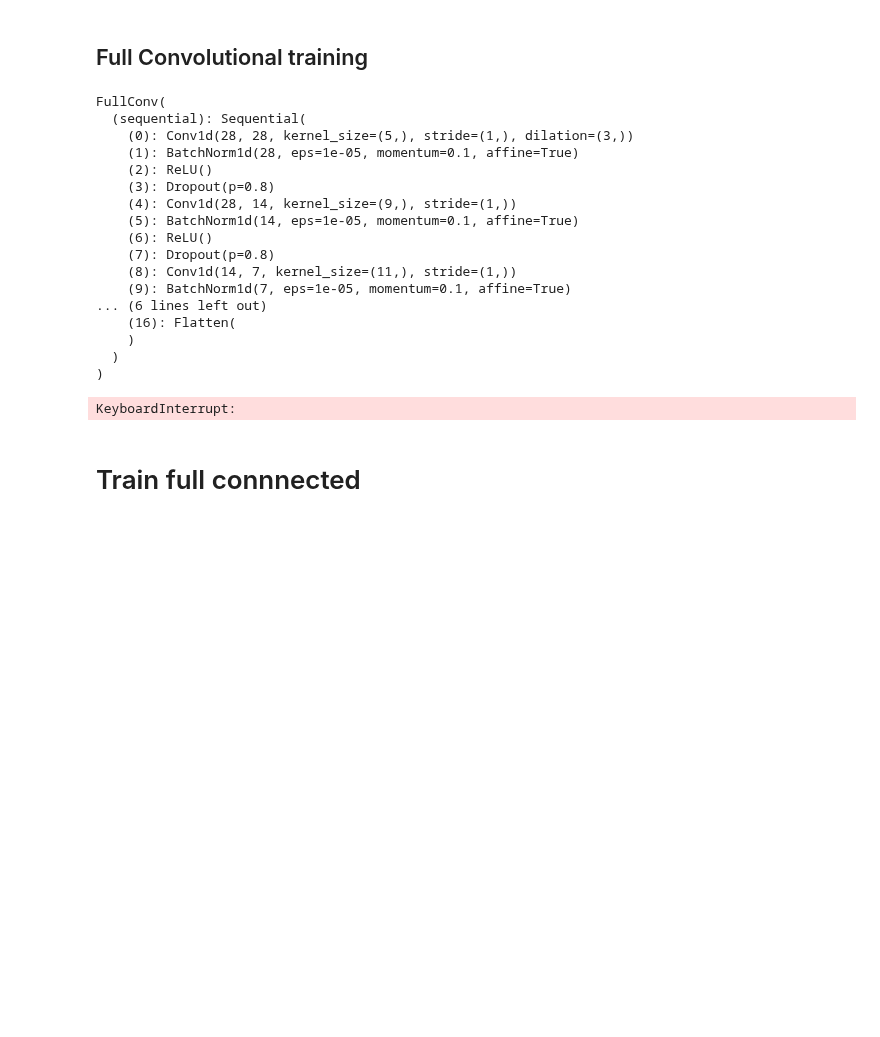
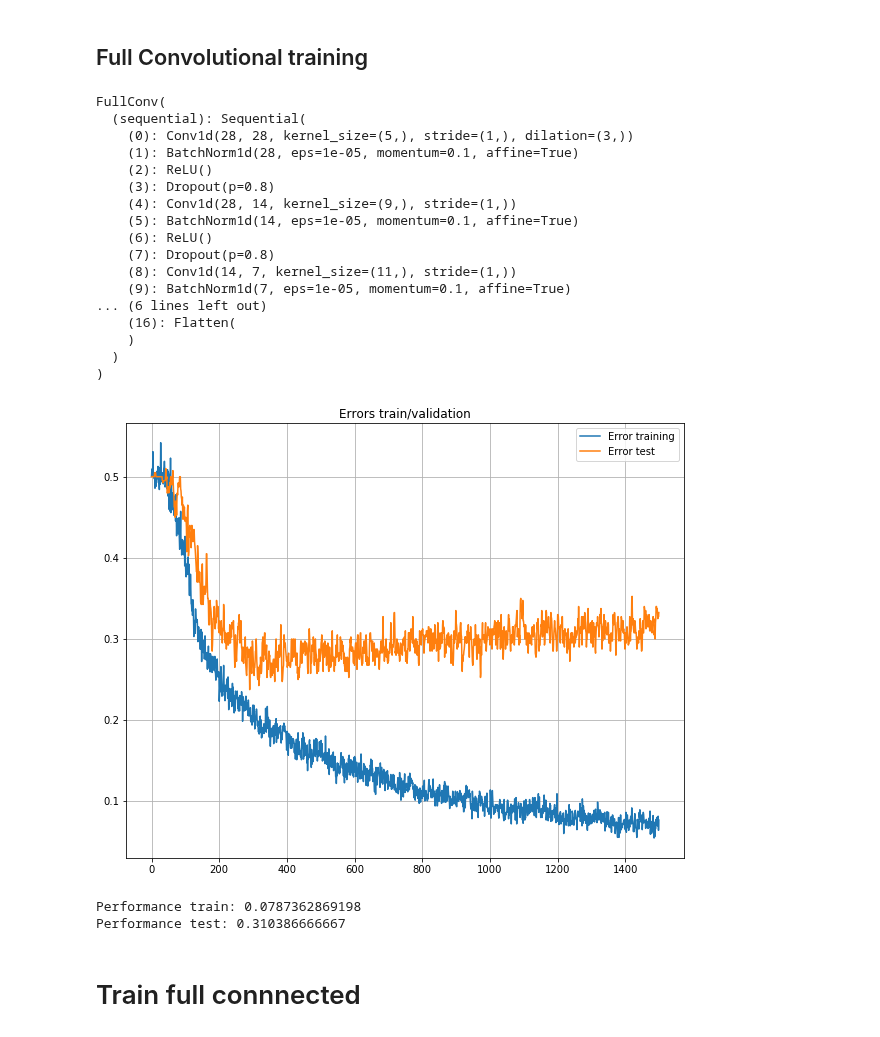
Before and after one commit to deatinor/EEG, a Jupyter notebook: stefano/modelsDiego.ipynb, the cells around one changed output. Cells and saved outputs as stored; diff of their text form; code cells hidden in the pictures; blank space fills up the shorter version.

```diff
--- a/stefano/modelsDiego.ipynb
+++ b/stefano/modelsDiego.ipynb
@@ -137,41 +137,42 @@ class FullConv(nn.Module):
 ## Full Convolutional training
 # %%
 cv=CrossValidation(k=2,train_dataset=train_dataset,test_dataset=test_dataset,
-                   train_target=train_target,test_target=test_target)
+                   train_target=train_target,test_target=test_target, cuda=True)
 
 net_type=FullConv
 optimizer_type=optim.Adam
 criterion_type=nn.CrossEntropyLoss
-network_params=NetworkParams(conv_filters=[28,14,7,2],conv_kernels=[5,9,11,20],dropout_rate=[0.8,0.8,0,0],\
+network_params=NetworkParams(conv_filters=[28,14,7,2],conv_kernels=[5,9,11,20],dropout_rate=[0.8,0.8,0.5,0],\
                              stride=1,dilation=[3,1,1,1])
-#network_params=NetworkParams(linear_filters=[244,2],dropout_rate=0.8,dilation=[5,1,1])
 optimizer_params=OptimizerParams()
-train_params=TrainParams(max_epoch=500,mini_batch_size=2*79)
+train_params=TrainParams(max_epoch=1500,mini_batch_size=2*79)
 
 
 params=Params(net_type,optimizer_type,criterion_type,network_params=network_params,\
-              optimizer_params=optimizer_params,train_params=train_params)
+              optimizer_params=optimizer_params,train_params=train_params, cuda=True)
 
-cv(params)
+cv(params, cross_validation=False, repetitions=1, repetitions_test=4)
 # %% [output]
 FullConv(
   (sequential): Sequential(
     (0): Conv1d(28, 28, kernel_size=(5,), stride=(1,), dilation=(3,))
     (1): BatchNorm1d(28, eps=1e-05, momentum=0.1, affine=True)
     (2): ReLU()
     (3): Dropout(p=0.8)
     (4): Conv1d(28, 14, kernel_size=(9,), stride=(1,))
     (5): BatchNorm1d(14, eps=1e-05, momentum=0.1, affine=True)
     (6): ReLU()
     (7): Dropout(p=0.8)
     (8): Conv1d(14, 7, kernel_size=(11,), stride=(1,))
     (9): BatchNorm1d(7, eps=1e-05, momentum=0.1, affine=True)
 ... (6 lines left out)
     (16): Flatten(
     )
   )
 )
+[figure, added]
-KeyboardInterrupt:
+Performance train: 0.0787362869198
+Performance test: 0.310386666667
 # %% [markdown]
 # Train full connnected
 # %%
```
Also changed, not shown: parts of 3 cells of this notebook, 1 other file.
